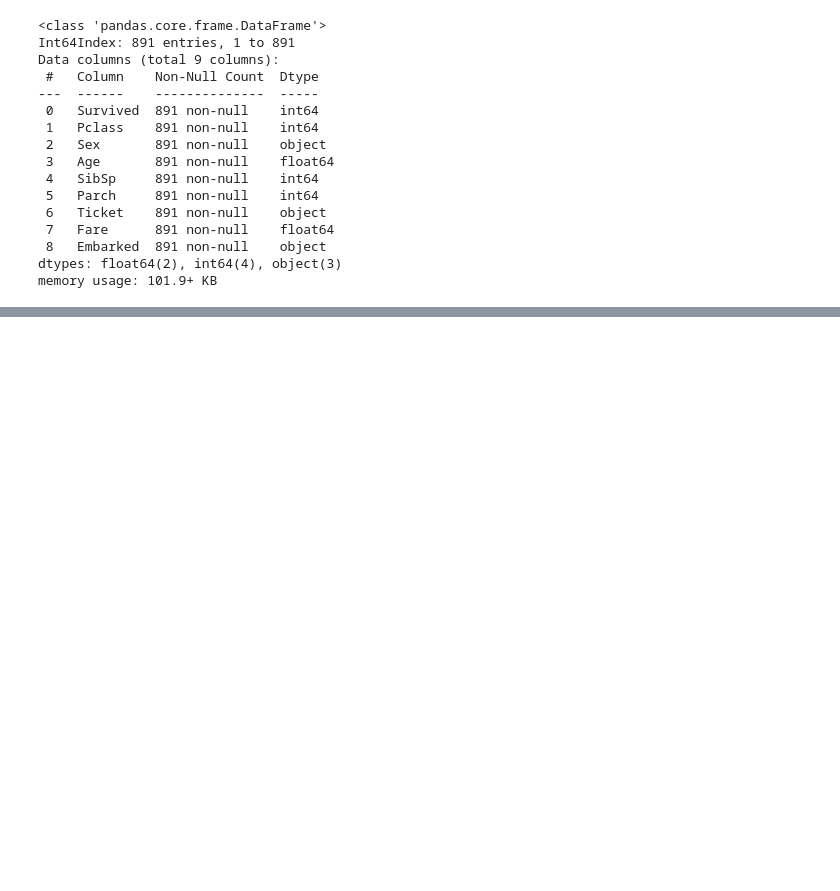
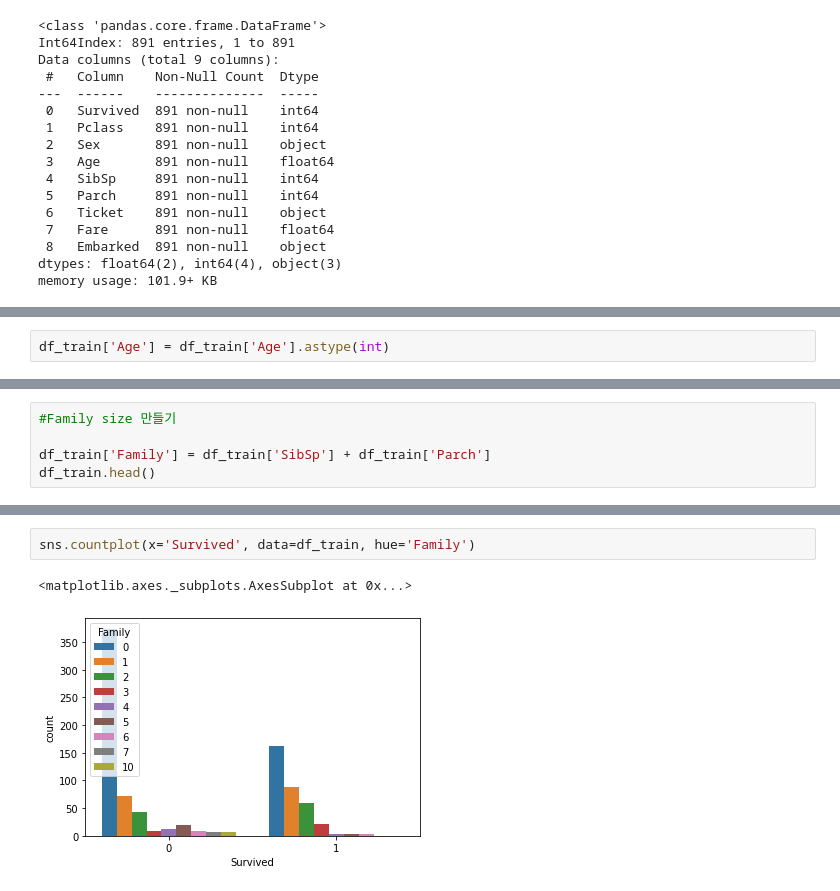
Before and after one commit to ramsoi53/ramsoi, a Jupyter notebook: ML_Titanic.ipynb, the cells around one changed output, grey strips where cells are left out. Cells and saved outputs as stored; diff of their text form; blank space fills up the shorter version.

```diff
--- a/ML_Titanic.ipynb
+++ b/ML_Titanic.ipynb
@@ -453,3 +473,5 @@ memory usage: 101.9+ KB
 
 # Modeling
 1. 인코딩 : Sex, Age group화
+# %%
+df_train['Age'] = df_train['Age'].astype(int)
@@ -455,0 +524,5 @@ memory usage: 101.9+ KB
+# %%
+#Family size 만들기
+
+df_train['Family'] = df_train['SibSp'] + df_train['Parch']
+df_train.head()
@@ -455,0 +537,5 @@ memory usage: 101.9+ KB
+# %%
+sns.countplot(x='Survived', data=df_train, hue='Family')
+# %% [output]
+<matplotlib.axes._subplots.AxesSubplot at 0x...>
+[figure, added]
```
Also changed, not shown: parts of 11 cells of this notebook.
